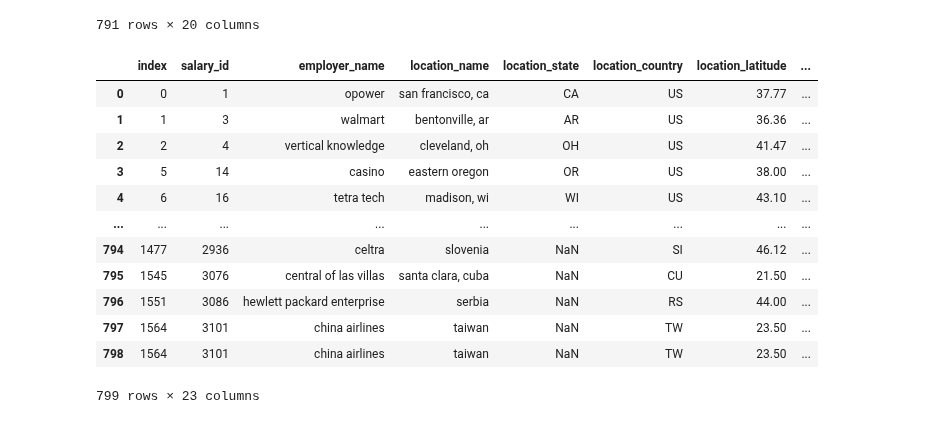
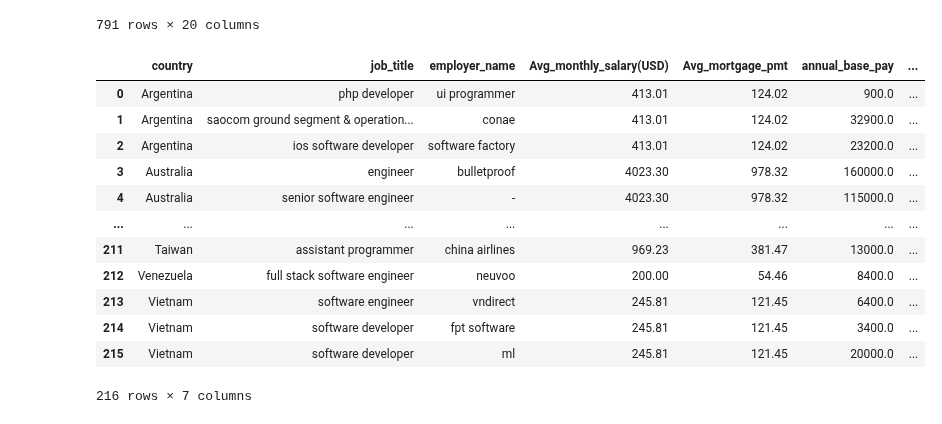
Before and after one commit to Reed-Carter/Global-Cost-of-Living, a Jupyter notebook: chloe.ipynb, the cells around one changed output. Saved outputs shown, nothing was run; the diff lists cells and outputs as text; code cells hidden in the pictures.

Commit message:
merge tech_code to mortgage_geo

```diff
--- a/chloe.ipynb
+++ b/chloe.ipynb
@@ -165,32 +165,34 @@ Index(['index', 'salary_id', 'employer_name', 'location_name',
 # %%
 #read code.csv
 code_df = pd.read_csv('./data/codes.csv', header=0)
 
 code_df.head()
 
 #rename alpha-2 CODE
 code_df.rename(columns={'Alpha-2 code':'location_country'}, inplace=True)
 
 #remove double quotation mark in a string in location_country, and code columns
 code_df['location_country'] = code_df['location_country'].apply(lambda x: eval(x))
 code_df['CODE'] = code_df['CODE'].apply(lambda x: eval(x))
 
 
 #merge tech-salaries and code df
 tech_code = tech_salaries_df.merge(code_df, on="location_country").drop(columns=['Latitude (average)', 'Longitude (average)'])
 
-tech_code
+#merge tech_code and morgage_geo:
+mortgage_tech = mortgage_geo.merge(tech_code, on='country')
+mortgage_tech[['country','job_title', 'employer_name', 'Avg_monthly_salary(USD)','Avg_mortgage_pmt','annual_base_pay', 'Avg_mortgage_per_job_per_month',]]
 # %% [output]
-|  | index | salary_id | employer_name | location_name | location_state | location_country | location_latitude | ... |
-| 0 | 0 | 1 | opower | san francisco, ca | CA | US | 37.77 | ... |
-| 1 | 1 | 3 | walmart | bentonville, ar | AR | US | 36.36 | ... |
-| 2 | 2 | 4 | vertical knowledge | cleveland, oh | OH | US | 41.47 | ... |
-| 3 | 5 | 14 | casino | eastern oregon | OR | US | 38.00 | ... |
-| 4 | 6 | 16 | tetra tech | madison, wi | WI | US | 43.10 | ... |
-| ... | ... | ... | ... | ... | ... | ... | ... | ... |
-| 794 | 1477 | 2936 | celtra | slovenia | NaN | SI | 46.12 | ... |
-| 795 | 1545 | 3076 | central of las villas | santa clara, cuba | NaN | CU | 21.50 | ... |
-| 796 | 1551 | 3086 | hewlett packard enterprise | serbia | NaN | RS | 44.00 | ... |
-| 797 | 1564 | 3101 | china airlines | taiwan | NaN | TW | 23.50 | ... |
-| 798 | 1564 | 3101 | china airlines | taiwan | NaN | TW | 23.50 | ... |
+|  | country | job_title | employer_name | Avg_monthly_salary(USD) | Avg_mortgage_pmt | annual_base_pay | ... |
+| 0 | Argentina | php developer | ui programmer | 413.01 | 124.02 | 900.0 | ... |
+| 1 | Argentina | saocom ground segment & operation... | conae | 413.01 | 124.02 | 32900.0 | ... |
+| 2 | Argentina | ios software developer | software factory | 413.01 | 124.02 | 23200.0 | ... |
+| 3 | Australia | engineer | bulletproof | 4023.30 | 978.32 | 160000.0 | ... |
+| 4 | Australia | senior software engineer | - | 4023.30 | 978.32 | 115000.0 | ... |
+| ... | ... | ... | ... | ... | ... | ... | ... |
+| 211 | Taiwan | assistant programmer | china airlines | 969.23 | 381.47 | 13000.0 | ... |
+| 212 | Venezuela | full stack software engineer | neuvoo | 200.00 | 54.46 | 8400.0 | ... |
+| 213 | Vietnam | software engineer | vndirect | 245.81 | 121.45 | 6400.0 | ... |
+| 214 | Vietnam | software developer | fpt software | 245.81 | 121.45 | 3400.0 | ... |
+| 215 | Vietnam | software developer | ml | 245.81 | 121.45 | 20000.0 | ... |
-799 rows × 23 columns
+216 rows × 7 columns
```
